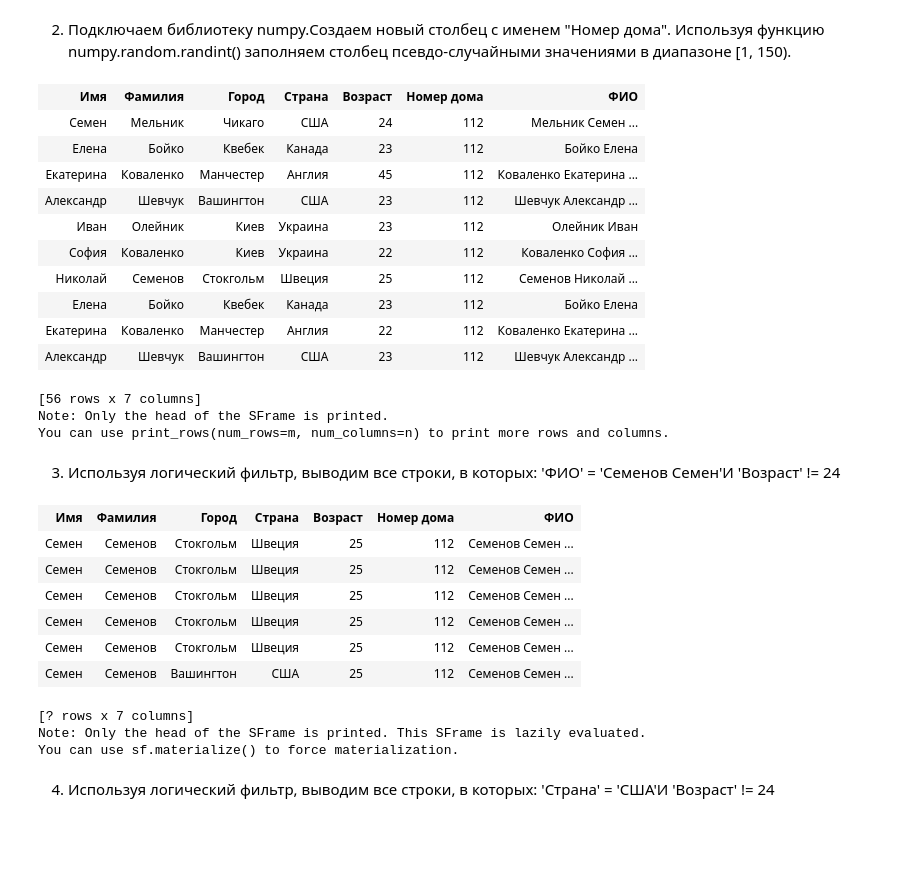
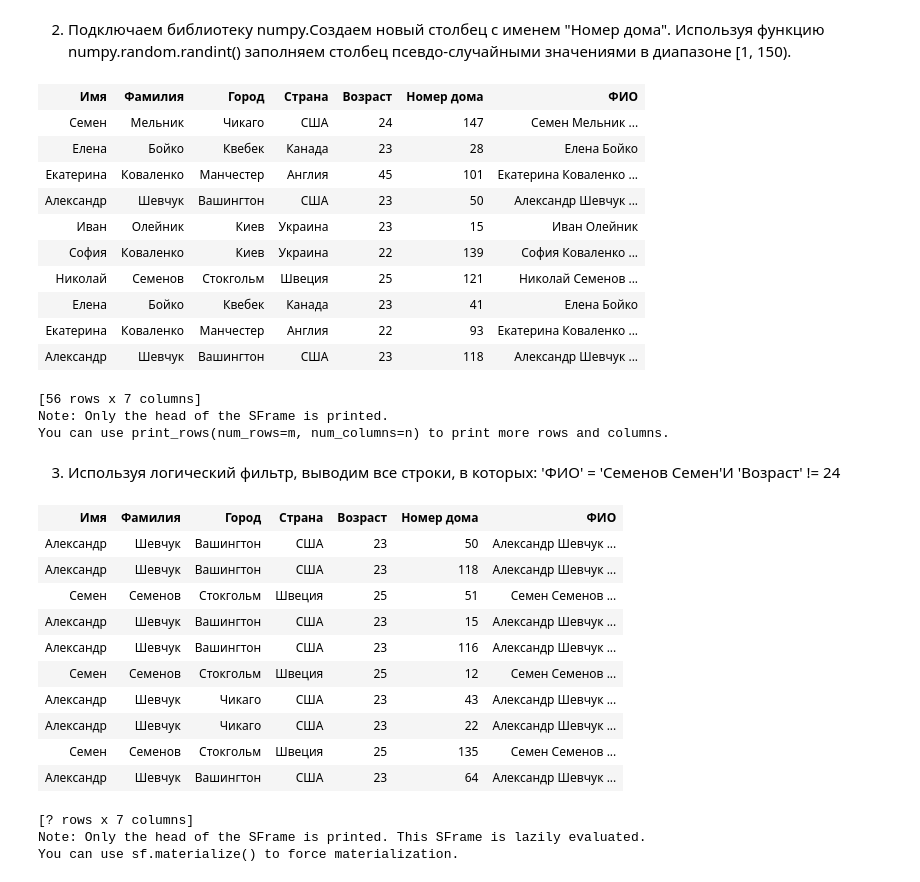
Before and after one commit to DanilShuvalov/Machine-learning-ONPU-2017, a Jupyter notebook: Lab_2.ipynb, the cells around one changed output. Drawn from its saved outputs; the diff is of its cells as text; code cells hidden in the pictures; blank space fills up the shorter version.

```diff
--- a/Lab_2.ipynb
+++ b/Lab_2.ipynb
@@ -36,6 +34,6 @@ You can use print_rows(num_rows=m, num_columns=n) to print more rows and columns
 # %%
 import numpy as np
-sf['Номер дома']=np.random.randint(1,150)
+sf['Номер дома']=np.random.randint(1, 150, size=(len(sf)))
 # %%
 sf
 # %% [output]
@@ -56,20 +54,20 @@ You can use print_rows(num_rows=m, num_columns=n) to print more rows and columns
 # %% [markdown]
 2. Подключаем библиотеку numpy.Создаем новый столбец с именем "Номер дома". Используя функцию numpy.random.randint() заполняем столбец псевдо-случайными значениями в диапазоне [1, 150).
 # %%
-sf['ФИО']= sf['Фамилия']+ '  ' +sf['Имя']
+sf['ФИО']= sf['Имя']+ '  ' +sf['Фамилия']
 sf
 # %% [output]
 | Имя | Фамилия | Город | Страна | Возраст | Номер дома | ФИО |
-| Семен | Мельник | Чикаго | США | 24 | 112 | Мельник Семен ... |
-| Елена | Бойко | Квебек | Канада | 23 | 112 | Бойко Елена |
-| Екатерина | Коваленко | Манчестер | Англия | 45 | 112 | Коваленко Екатерина ... |
-| Александр | Шевчук | Вашингтон | США | 23 | 112 | Шевчук Александр ... |
-| Иван | Олейник | Киев | Украина | 23 | 112 | Олейник Иван |
-| София | Коваленко | Киев | Украина | 22 | 112 | Коваленко София ... |
-| Николай | Семенов | Стокгольм | Швеция | 25 | 112 | Семенов Николай ... |
-| Елена | Бойко | Квебек | Канада | 23 | 112 | Бойко Елена |
-| Екатерина | Коваленко | Манчестер | Англия | 22 | 112 | Коваленко Екатерина ... |
-| Александр | Шевчук | Вашингтон | США | 23 | 112 | Шевчук Александр ... |
+| Семен | Мельник | Чикаго | США | 24 | 147 | Семен Мельник ... |
+| Елена | Бойко | Квебек | Канада | 23 | 28 | Елена Бойко |
+| Екатерина | Коваленко | Манчестер | Англия | 45 | 101 | Екатерина Коваленко ... |
+| Александр | Шевчук | Вашингтон | США | 23 | 50 | Александр Шевчук ... |
+| Иван | Олейник | Киев | Украина | 23 | 15 | Иван Олейник |
+| София | Коваленко | Киев | Украина | 22 | 139 | София Коваленко ... |
+| Николай | Семенов | Стокгольм | Швеция | 25 | 121 | Николай Семенов ... |
+| Елена | Бойко | Квебек | Канада | 23 | 41 | Елена Бойко |
+| Екатерина | Коваленко | Манчестер | Англия | 22 | 93 | Екатерина Коваленко ... |
+| Александр | Шевчук | Вашингтон | США | 23 | 118 | Александр Шевчук ... |
 [56 rows x 7 columns]
 Note: Only the head of the SFrame is printed.
 You can use print_rows(num_rows=m, num_columns=n) to print more rows and columns.
@@ -77,18 +75,19 @@ You can use print_rows(num_rows=m, num_columns=n) to print more rows and columns
 3. Используя логический фильтр, выводим все строки, в которых:
 'ФИО' = 'Семенов Семен'И 'Возраст' != 24
 # %%
-sf[(sf['ФИО'] == 'Семенов  Семен') & (sf['Возраст'] != 24)]
+sf[((sf['ФИО'] == 'Семен  Семенов') | (sf['Страна'] == 'США')) & (sf['Возраст'] != 24)]
 # %% [output]
 | Имя | Фамилия | Город | Страна | Возраст | Номер дома | ФИО |
-| Семен | Семенов | Стокгольм | Швеция | 25 | 112 | Семенов Семен ... |
-| Семен | Семенов | Стокгольм | Швеция | 25 | 112 | Семенов Семен ... |
-| Семен | Семенов | Стокгольм | Швеция | 25 | 112 | Семенов Семен ... |
-| Семен | Семенов | Стокгольм | Швеция | 25 | 112 | Семенов Семен ... |
-| Семен | Семенов | Стокгольм | Швеция | 25 | 112 | Семенов Семен ... |
-| Семен | Семенов | Вашингтон | США | 25 | 112 | Семенов Семен ... |
+| Александр | Шевчук | Вашингтон | США | 23 | 50 | Александр Шевчук ... |
+| Александр | Шевчук | Вашингтон | США | 23 | 118 | Александр Шевчук ... |
+| Семен | Семенов | Стокгольм | Швеция | 25 | 51 | Семен Семенов ... |
+| Александр | Шевчук | Вашингтон | США | 23 | 15 | Александр Шевчук ... |
+| Александр | Шевчук | Вашингтон | США | 23 | 116 | Александр Шевчук ... |
+| Семен | Семенов | Стокгольм | Швеция | 25 | 12 | Семен Семенов ... |
+| Александр | Шевчук | Чикаго | США | 23 | 43 | Александр Шевчук ... |
+| Александр | Шевчук | Чикаго | США | 23 | 22 | Александр Шевчук ... |
+| Семен | Семенов | Стокгольм | Швеция | 25 | 135 | Семен Семенов ... |
+| Александр | Шевчук | Вашингтон | США | 23 | 64 | Александр Шевчук ... |
 [? rows x 7 columns]
 Note: Only the head of the SFrame is printed. This SFrame is lazily evaluated.
 You can use sf.materialize() to force materialization.
-# %% [markdown]
-4. Используя логический фильтр, выводим все строки, в которых:
-'Страна' = 'США'И 'Возраст' != 24
```
Also changed, not shown: parts of 3 cells of this notebook.
